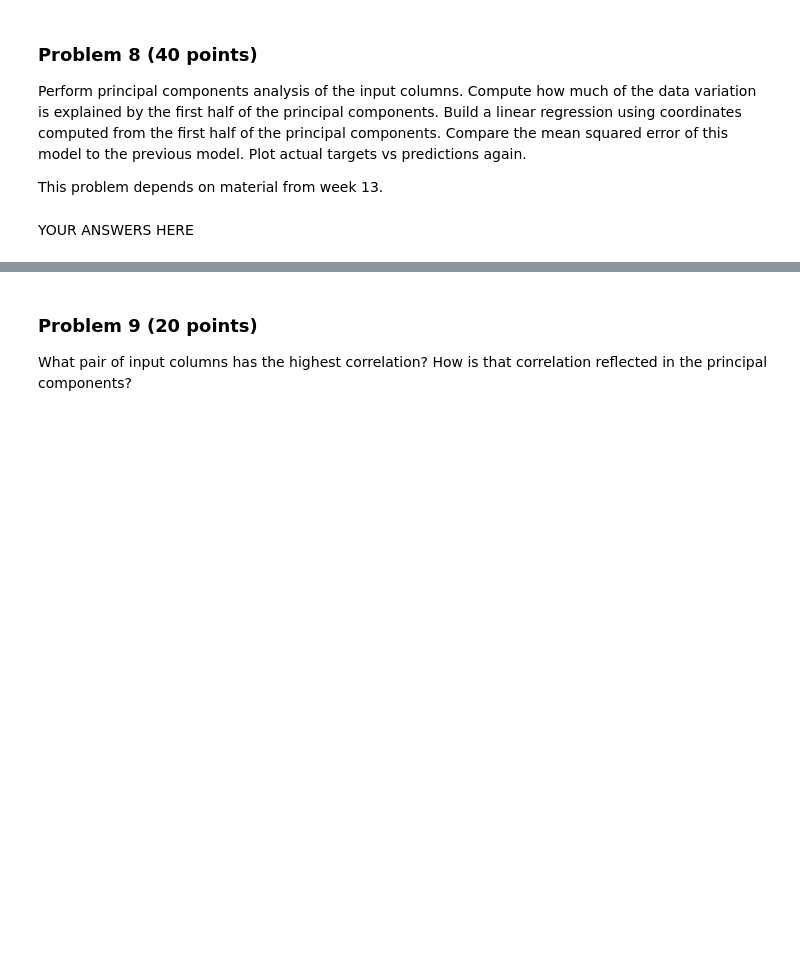
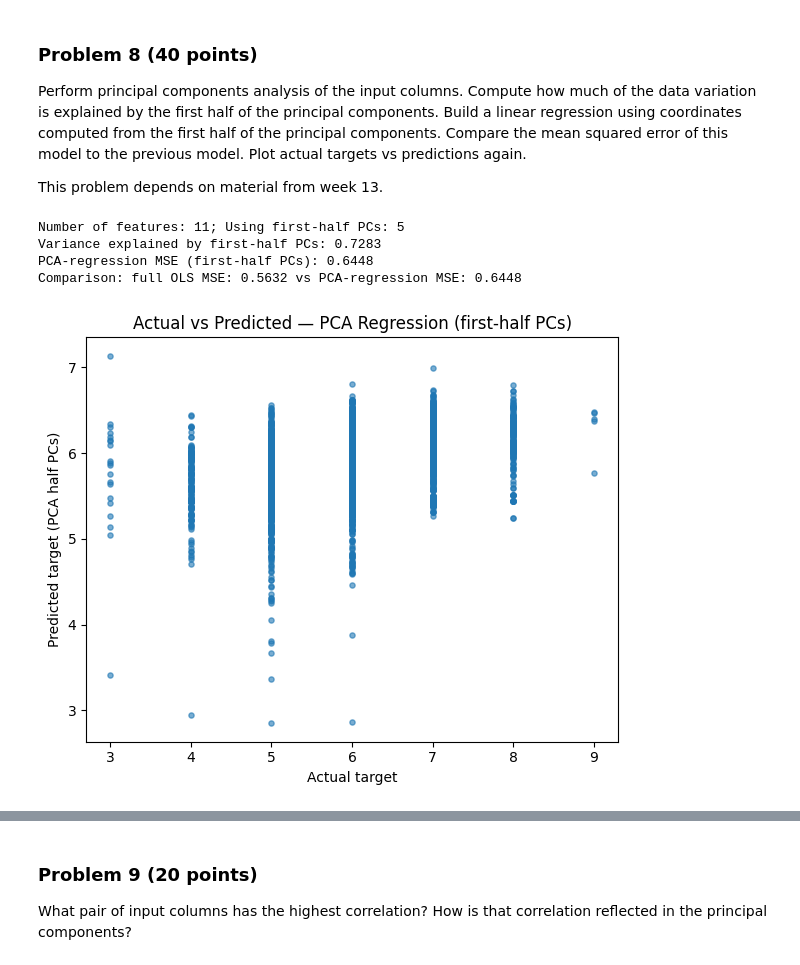
Before and after one commit to RevibeZ/dx601-final-project, a Jupyter notebook: project.ipynb, the cells around one changed output, grey strips where cells are left out. Cells and saved outputs as stored; diff of their text form; code cells hidden in the pictures; blank space fills up the shorter version.

Commit message:
problems 7-9 completed. Problem 10 in progress.

```diff
--- a/project.ipynb
+++ b/project.ipynb
@@ -413,2 +409,54 @@ This problem depends on material from week 13.
-# %% [markdown]
-YOUR ANSWERS HERE
+# %%
+TARGET_COL = "target"
+FEATURE_COLS = [c for c in df.columns if c != TARGET_COL]
+
+# Prepare X (inputs) and y (target)
+X = df[FEATURE_COLS].to_numpy()
+y = df[TARGET_COL].to_numpy()
+
+# Standardize inputs for PCA (center + scale)
+X_mean = X.mean(axis=0)
+X_std = X.std(axis=0, ddof=0)
+X_scaled = (X - X_mean) / X_std
+
+# Fit PCA and get explained variance ratios
+pca = PCA()
+pca.fit(X_scaled)
+explained = pca.explained_variance_ratio_
+
+# First half of PCs
+n_features = X.shape[1]
+half_k = max(1, n_features // 2)
+X_pcs = pca.transform(X_scaled)
+X_half = X_pcs[:, :half_k]
+
+# Report cumulative variance explained by first half PCA scores
+var_half = explained[:half_k].sum()
+print(f"Number of features: {n_features}; Using first-half PCs: {half_k}")
+print(f"Variance explained by first-half PCs: {var_half:.4f}")
+
+# Regress target using first-half PCA scores
+lr = sklearn.linear_model.LinearRegression()
+lr.fit(X_half, y)
+y_pred = lr.predict(X_half)
+mse_pca = np.mean((y - y_pred) ** 2)
+print(f"PCA-regression MSE (first-half PCs): {mse_pca:.4f}")
+
+# Compare to full-model MSE
+full_mse = 0.5632  # from Problem 5
+print(f"Comparison: full OLS MSE: {full_mse:.4f} vs PCA-regression MSE: {mse_pca:.4f}")
+
+# Plot actual vs predicted
+plt.figure(figsize=(6, 5))
+plt.scatter(y, y_pred, s=14, alpha=0.6)
+plt.xlabel("Actual target")
+plt.ylabel("Predicted target (PCA half PCs)")
+plt.title("Actual vs Predicted — PCA Regression (first-half PCs)")
+plt.tight_layout()
+plt.show()
+# %% [output]
+Number of features: 11; Using first-half PCs: 5
+Variance explained by first-half PCs: 0.7283
+PCA-regression MSE (first-half PCs): 0.6448
+Comparison: full OLS MSE: 0.5632 vs PCA-regression MSE: 0.6448
+[figure, added]
```
Also changed, not shown: parts of 17 cells of this notebook.
